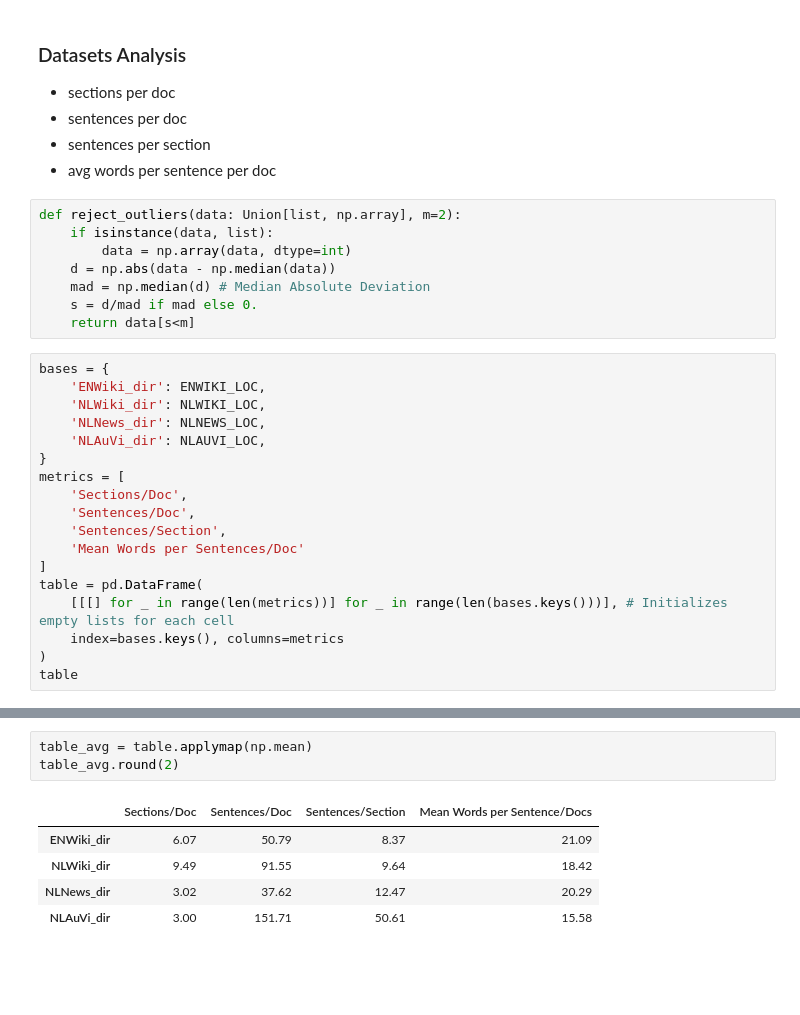
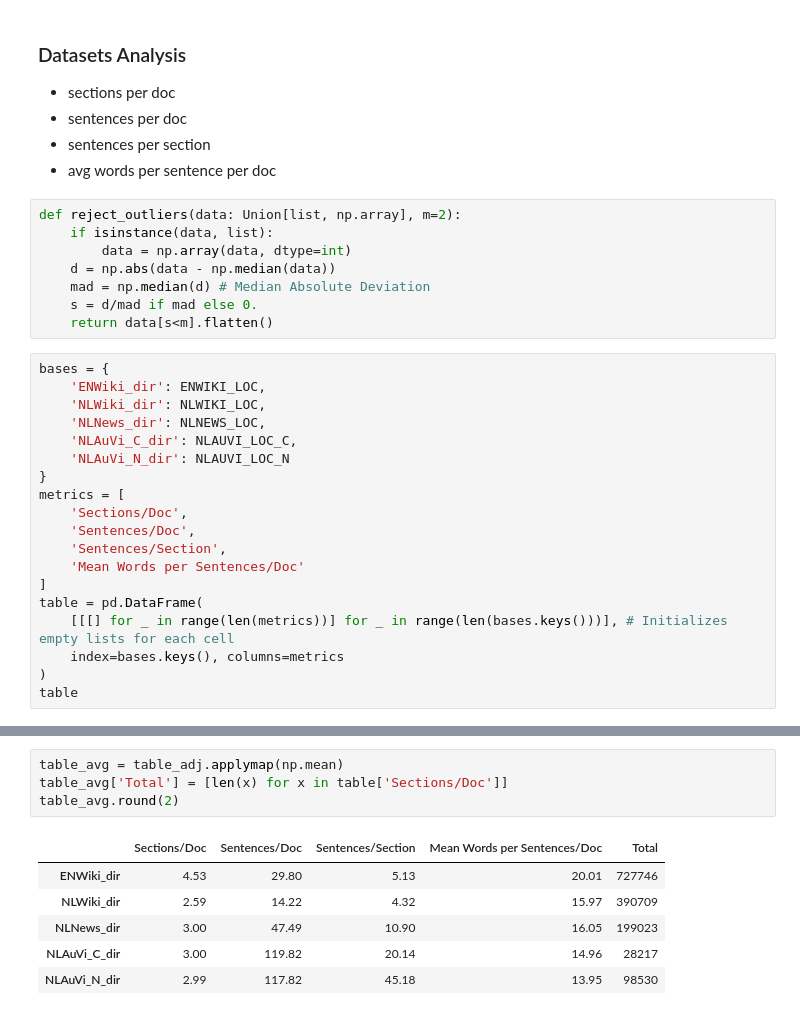
Before and after one commit to DoubleGio/text_segmentation, a Jupyter notebook: Notebooks/dataset_analysis.ipynb, the cells around one changed output, grey strips where cells are left out. Cells and saved outputs as stored; diff of their text form; blank space fills up the shorter version.

```diff
--- a/Notebooks/dataset_analysis.ipynb
+++ b/Notebooks/dataset_analysis.ipynb
@@ -21,13 +21,14 @@ def reject_outliers(data: Union[list, np.array], m=2):
     d = np.abs(data - np.median(data))
     mad = np.median(d) # Median Absolute Deviation
     s = d/mad if mad else 0.
-    return data[s<m]
+    return data[s<m].flatten()
 # %%
 bases = {
     'ENWiki_dir': ENWIKI_LOC,
     'NLWiki_dir': NLWIKI_LOC,
     'NLNews_dir': NLNEWS_LOC,
-    'NLAuVi_dir': NLAUVI_LOC,
+    'NLAuVi_C_dir': NLAUVI_LOC_C,
+    'NLAuVi_N_dir': NLAUVI_LOC_N
 }
 metrics = [
     'Sections/Doc',
@@ -113,9 +122,11 @@ fig.show()
 # %%
-table_avg = table.applymap(np.mean)
+table_avg = table_adj.applymap(np.mean)
+table_avg['Total'] = [len(x) for x in table['Sections/Doc']]
 table_avg.round(2)
 # %% [output]
-|  | Sections/Doc | Sentences/Doc | Sentences/Section | Mean Words per Sentence/Docs |
-| ENWiki_dir | 6.07 | 50.79 | 8.37 | 21.09 |
-| NLWiki_dir | 9.49 | 91.55 | 9.64 | 18.42 |
-| NLNews_dir | 3.02 | 37.62 | 12.47 | 20.29 |
-| NLAuVi_dir | 3.00 | 151.71 | 50.61 | 15.58 |
+|  | Sections/Doc | Sentences/Doc | Sentences/Section | Mean Words per Sentences/Doc | Total |
+| ENWiki_dir | 4.53 | 29.80 | 5.13 | 20.01 | 727746 |
+| NLWiki_dir | 2.59 | 14.22 | 4.32 | 15.97 | 390709 |
+| NLNews_dir | 3.00 | 47.49 | 10.90 | 16.05 | 199023 |
+| NLAuVi_C_dir | 3.00 | 119.82 | 20.14 | 14.96 | 28217 |
+| NLAuVi_N_dir | 2.99 | 117.82 | 45.18 | 13.95 | 98530 |
```
Also changed, not shown: parts of 6 cells of this notebook, 3 other files.
